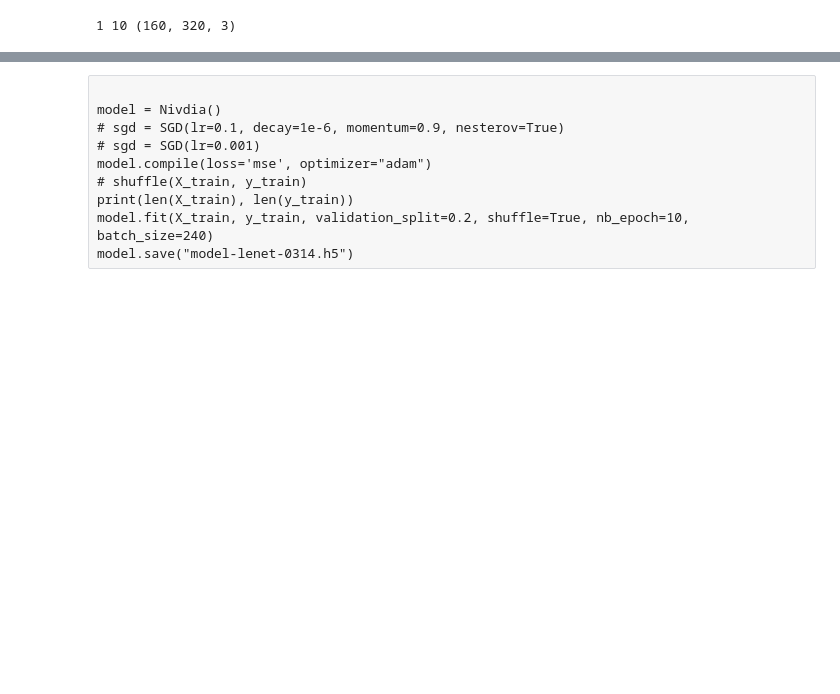
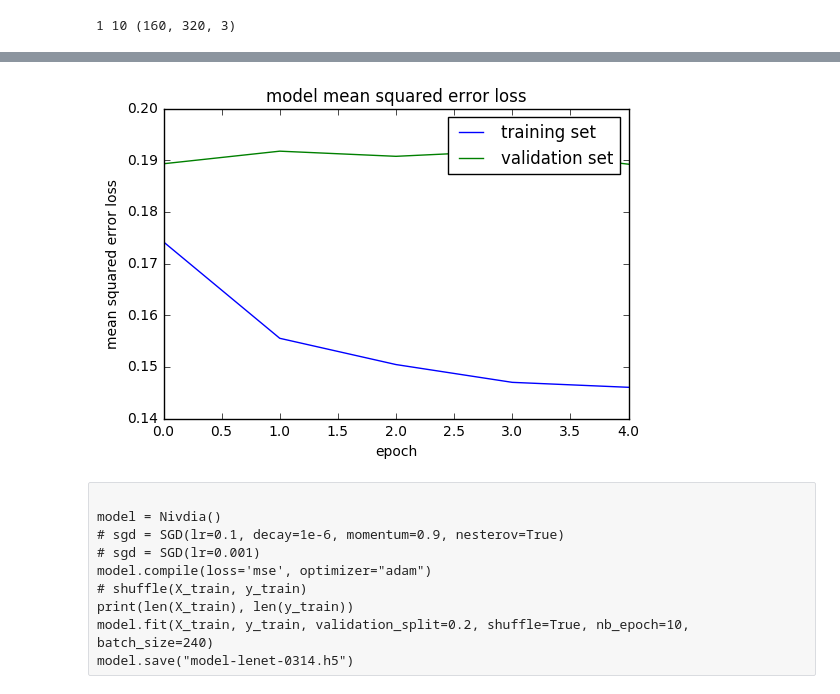
Before and after one commit to dlzhangxg/CarND-Behavioral-Cloning-P3, a Jupyter notebook: behavrior_cloning_training.ipynb, the cells around one changed output, grey strips where cells are left out. Drawn from its saved outputs; the diff is of its cells as text; code cells hidden in the pictures; blank space fills up the shorter version.

```diff
--- a/behavrior_cloning_training.ipynb
+++ b/behavrior_cloning_training.ipynb
@@ -99,16 +119,27 @@ plt.imshow(t[0])
 # %%
-# the LeNet5 architecture
-def Lenet():
+# the Nivida Paper
+# (http://images.nvidia.com/content/tegra/automotive/images/2016/solutions/pdf/end-to-end-dl-using-px.pdf)
+#
+def Nivdia():
     model = Sequential()
     model.add(Lambda(lambda x : x/255.0 - 0.5, input_shape=(160, 320, 3)))
     model.add(Cropping2D(cropping=((70, 25), (0, 0))))
-    model.add(Convolution2D(6, 5, 5, border_mode="valid"))
-    model.add(Activation("relu"))
+
+    model.add(Convolution2D(3, 5, 5, border_mode="valid", activation="relu"))
     model.add(MaxPooling2D())
+    model.add(Dropout(0.5))
 
-    model.add(Convolution2D(16, 5, 5, border_mode="valid"))
-    model.add(Activation("relu"))
+    model.add(Convolution2D(24, 5, 5, border_mode="valid", activation="relu"))
     model.add(MaxPooling2D())
+    model.add(Dropout(0.5))
+
+    model.add(Convolution2D(36, 3, 3, border_mode="valid", activation="relu"))
+    model.add(MaxPooling2D())
+    model.add(Dropout(0.5))
+
+    model.add(Convolution2D(16, 3, 3, border_mode="valid", activation="relu"))
+    model.add(MaxPooling2D())
+    model.add(Dropout(0.5))
 
     model.add(Flatten())
     model.add(Dense(120))
@@ -118,4 +149,4 @@ def Lenet():
     model.add(Activation("relu"))
 
     model.add(Dense(1))
-    # model.add(Activation("softmax"))
+    return model
@@ -159,7 +155,7 @@ model = Nivdia()
 
 train_samples, validation_samples = load_and_split_data('./data/',
                                                         file_names=["0314", "0319-2"],
-                                                        load_three=True,
+                                                        load_three=False,
                                                         steer_left=0.04,
                                                         steer_right=0.04
                                                        )
@@ -169,9 +165,21 @@ validation_generator = generator(validation_samples, batch_size=32)
 
 model.compile(loss='mse', optimizer="adam")
 
-model.fit_generator(train_generator, samples_per_epoch= \
+history_object = model.fit_generator(train_generator, samples_per_epoch= \
                 len(train_samples), validation_data=validation_generator,
-                nb_val_samples=len(validation_samples), nb_epoch=3)
+                nb_val_samples=len(validation_samples), nb_epoch=5)
 
-model.save("model-lenet-0319.h5")
+model.save("model-lenet-0322.h5")
+
+### print the keys contained in the history object
+print(history_object.history.keys())
+
+### plot the training and validation loss for each epoch
+plt.plot(history_object.history['loss'])
+plt.plot(history_object.history['val_loss'])
+plt.title('model mean squared error loss')
+plt.ylabel('mean squared error loss')
+plt.xlabel('epoch')
+plt.legend(['training set', 'validation set'], loc='upper right')
+plt.show()
 # %% [output]
@@ -184,3 +197,4 @@ Epoch 3/3
+[figure, added]
 # %% [raw]
 
 model = Nivdia()
```
Also changed, not shown: parts of 10 cells of this notebook.
